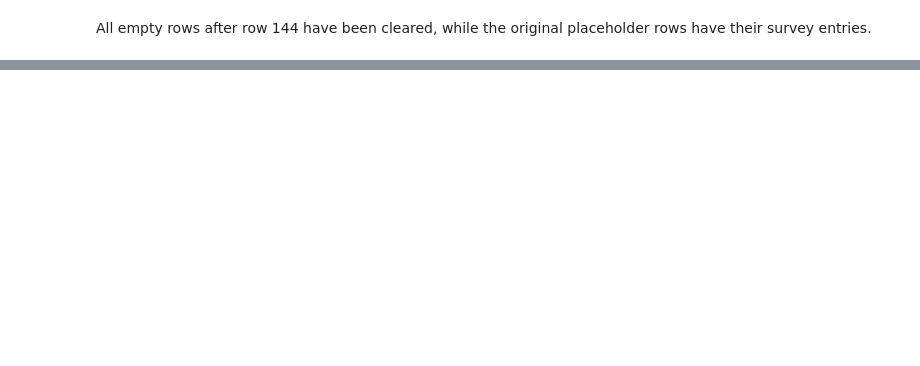
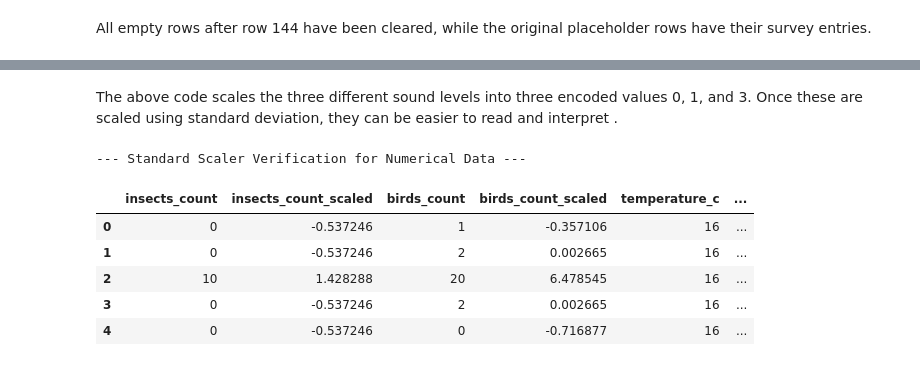
Before and after one commit to Padra1c/ML-CampusDataProject-Colab, a Jupyter notebook: ML-CampusDataProject.ipynb, the cells around one changed output, grey strips where cells are left out. Drawn from its saved outputs; the diff is of its cells as text; code cells hidden in the pictures; blank space fills up the shorter version.

```diff
--- a/ML-CampusDataProject.ipynb
+++ b/ML-CampusDataProject.ipynb
@@ -216,0 +264,47 @@ display(styled_final_df)
+# %% [markdown]
+The above code scales the three different sound levels into three encoded values 0, 1, and 3. Once these are scaled using standard deviation, they can be easier to read and interpret .
+# %%
+import re
+from sklearn.preprocessing import StandardScaler
+import pandas as pd
+
+# 1. Clean the 'temperature_c' column to extract only numeric values (handling values like '16C')
+def clean_temp(val):
+    if val == 'None' or pd.isna(val):
+        return None
+    # Extract digit/float matches
+    match = re.search(r'[-+]?\d*\.?\d+', str(val))
+    return float(match.group()) if match else None
+
+# Apply the cleaning helper
+df['temperature_c_clean'] = df['temperature_c'].apply(clean_temp)
+
+# Fill any resulting missing temperatures with the median temperature
+median_temp = df['temperature_c_clean'].median()
+df['temperature_c_clean'] = df['temperature_c_clean'].fillna(median_temp)
+
+# 2. Set up StandardScaler for the columns
+scaler_numeric = StandardScaler()
+
+# Scale the columns: 'insects_count', 'birds_count', and 'temperature_c_clean'
+columns_to_scale = ['insects_count', 'birds_count', 'temperature_c_clean']
+scaled_features = scaler_numeric.fit_transform(df[columns_to_scale])
+
+# Create new columns with the scaled values
+df['insects_count_scaled'] = scaled_features[:, 0]
+df['birds_count_scaled'] = scaled_features[:, 1]
+df['temperature_c_scaled'] = scaled_features[:, 2]
+
+# Verify and display original vs scaled columns
+print("--- Standard Scaler Verification for Numerical Data ---")
+display(df[['insects_count', 'insects_count_scaled',
+           'birds_count', 'birds_count_scaled',
+           'temperature_c', 'temperature_c_scaled']].head())
+# %% [output]
+--- Standard Scaler Verification for Numerical Data ---
+|  | insects_count | insects_count_scaled | birds_count | birds_count_scaled | temperature_c | ... |
+| 0 | 0 | -0.537246 | 1 | -0.357106 | 16 | ... |
+| 1 | 0 | -0.537246 | 2 | 0.002665 | 16 | ... |
+| 2 | 10 | 1.428288 | 20 | 6.478545 | 16 | ... |
+| 3 | 0 | -0.537246 | 2 | 0.002665 | 16 | ... |
+| 4 | 0 | -0.537246 | 0 | -0.716877 | 16 | ... |
```
Also changed, not shown: parts of 21 cells of this notebook.
